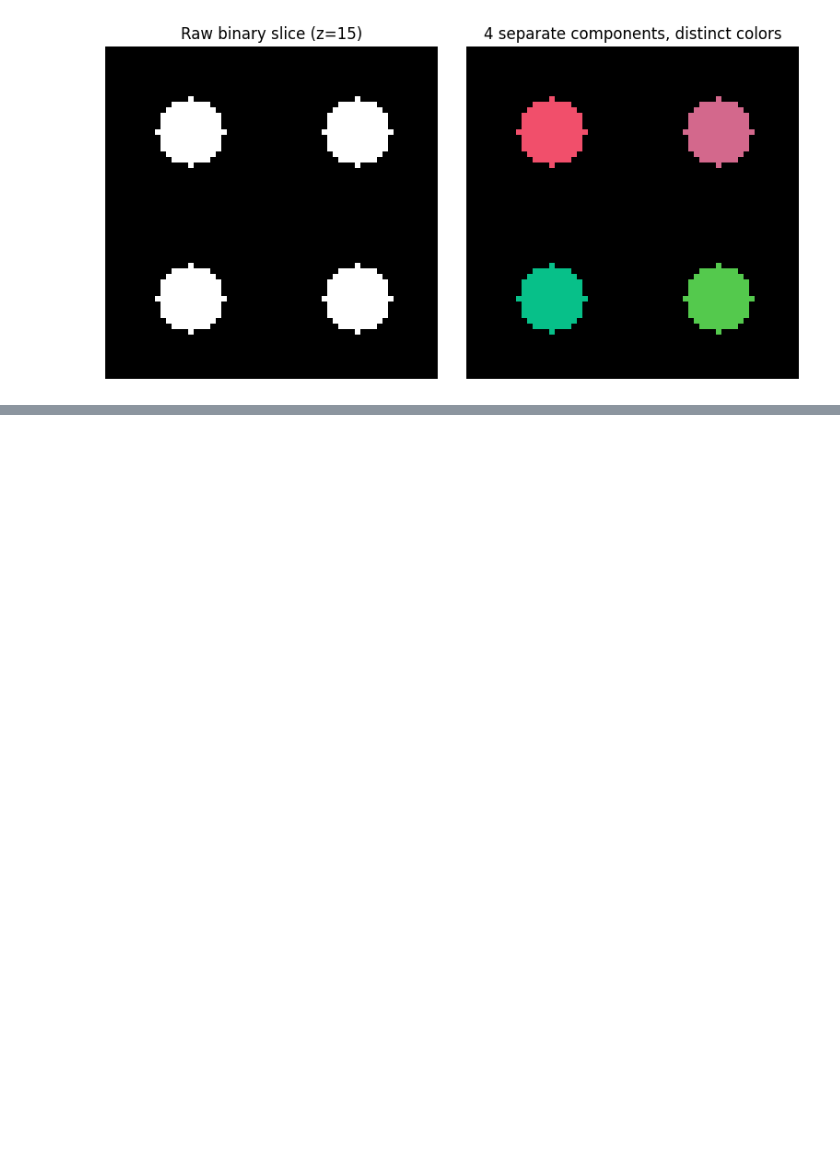
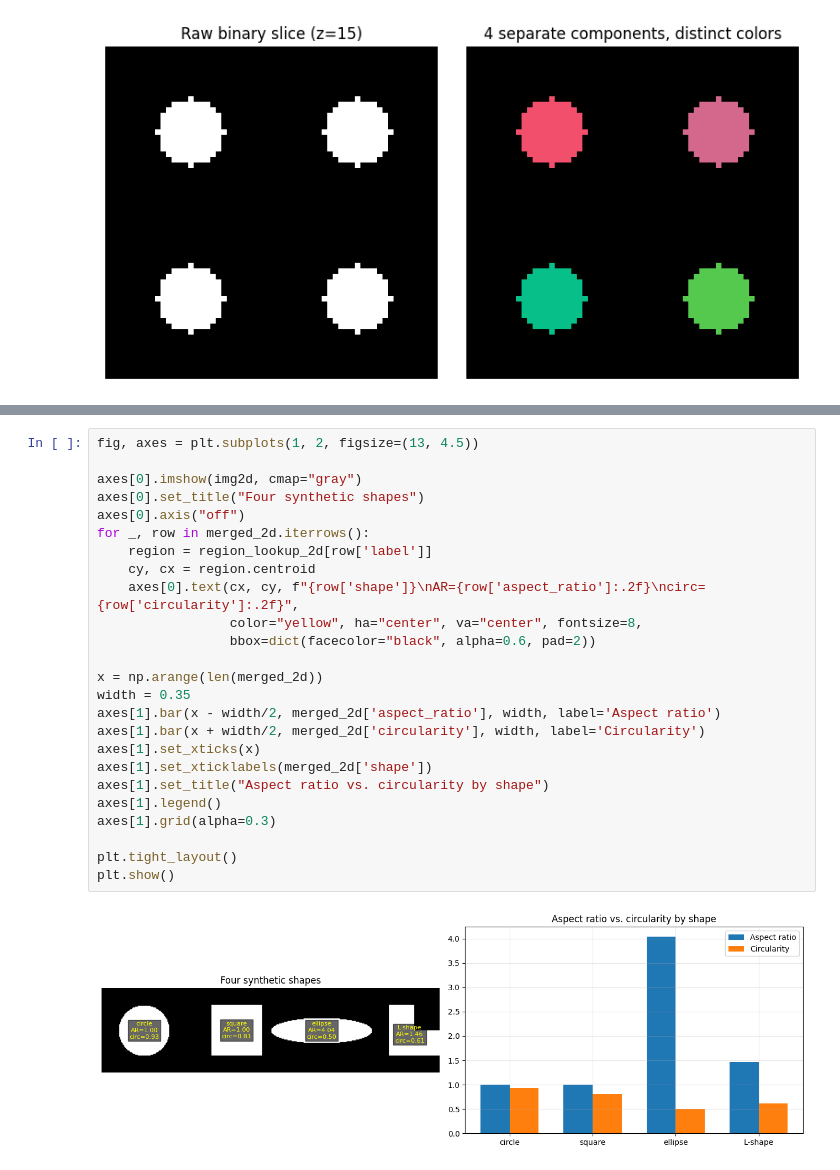
Before and after one commit to hamediut/MicrostructureGUI, a Jupyter notebook: notebooks/test_connected_components.ipynb, the cells around one changed output, grey strips where cells are left out. Drawn from its saved outputs; the diff is of its cells as text; blank space fills up the shorter version.

```diff
--- a/notebooks/test_connected_components.ipynb
+++ b/notebooks/test_connected_components.ipynb
@@ -297,0 +409,27 @@ result['num_components']
+# %%
+fig, axes = plt.subplots(1, 2, figsize=(13, 4.5))
+
+axes[0].imshow(img2d, cmap="gray")
+axes[0].set_title("Four synthetic shapes")
+axes[0].axis("off")
+for _, row in merged_2d.iterrows():
+    region = region_lookup_2d[row['label']]
+    cy, cx = region.centroid
+    axes[0].text(cx, cy, f"{row['shape']}\nAR={row['aspect_ratio']:.2f}\ncirc={row['circularity']:.2f}",
+                 color="yellow", ha="center", va="center", fontsize=8,
+                 bbox=dict(facecolor="black", alpha=0.6, pad=2))
+
+x = np.arange(len(merged_2d))
+width = 0.35
+axes[1].bar(x - width/2, merged_2d['aspect_ratio'], width, label='Aspect ratio')
+axes[1].bar(x + width/2, merged_2d['circularity'], width, label='Circularity')
+axes[1].set_xticks(x)
+axes[1].set_xticklabels(merged_2d['shape'])
+axes[1].set_title("Aspect ratio vs. circularity by shape")
+axes[1].legend()
+axes[1].grid(alpha=0.3)
+
+plt.tight_layout()
+plt.show()
+# %% [output]
+[figure, added]
```
Also changed, not shown: parts of 12 cells of this notebook, 2 other files.
